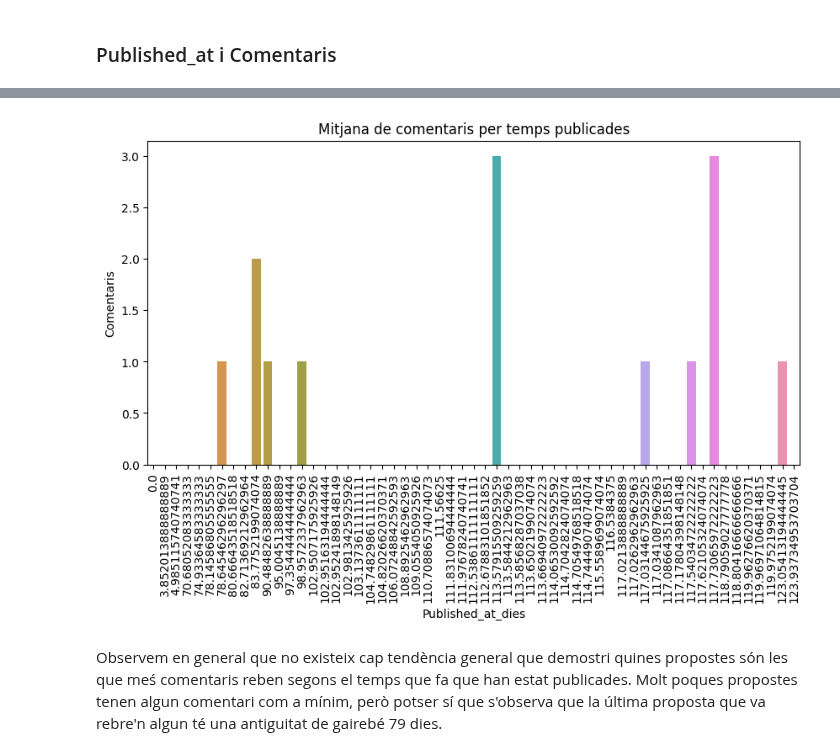
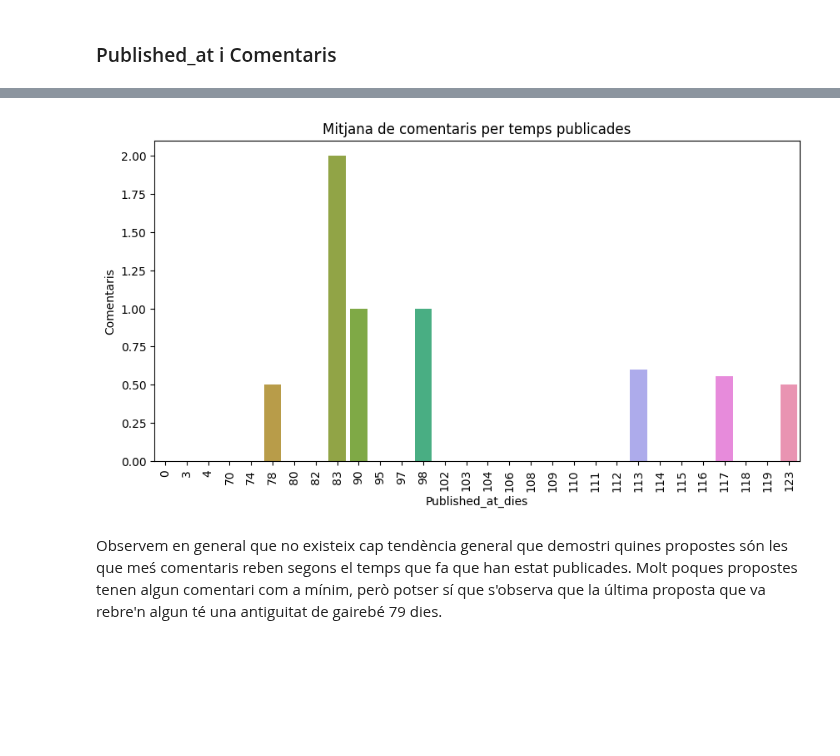
Before and after one commit to NoOPeEKS/dades-assemblea-clima, a Jupyter notebook: notebooks/exploracio_csv.ipynb, the cells around one changed output, grey strips where cells are left out. Drawn from its saved outputs; the diff is of its cells as text; code cells hidden in the pictures; blank space fills up the shorter version.

```diff
--- a/notebooks/exploracio_csv.ipynb
+++ b/notebooks/exploracio_csv.ipynb
@@ -926,14 +932,17 @@ plt.show()
 # %%
-grouped_data = df_proposals.groupby('published_at_dies')['comments'].mean().reset_index()
+grouped_data = df_proposals
+grouped_data['published_at_dies'] = grouped_data['published_at_dies'].astype(int)
+grouped_data = grouped_data.groupby('published_at_dies')['comments'].mean().reset_index()
+grouped_data = grouped_data.sort_values(by='published_at_dies')
 plt.figure(figsize=(10,5))
 sns.barplot(x='published_at_dies', y='comments', data=grouped_data)
 plt.title("Mitjana de comentaris per temps publicades")
 plt.xlabel("Published_at_dies")
 plt.ylabel("Comentaris")
 plt.xticks(rotation=90)
 plt.show()
 # %% [output]
-[figure, old version]
+[figure, new version]
 # %% [markdown]
 Observem en general que no existeix cap tendència general que demostri quines propostes són les que meś comentaris reben segons el temps que fa que han estat publicades. Molt poques propostes tenen algun comentari com a mínim, però potser sí que s'observa que la última proposta que va rebre'n algun té una antiguitat de gairebé 79 dies.
 # %% [markdown]
```
Also changed, not shown: parts of 9 cells of this notebook.
